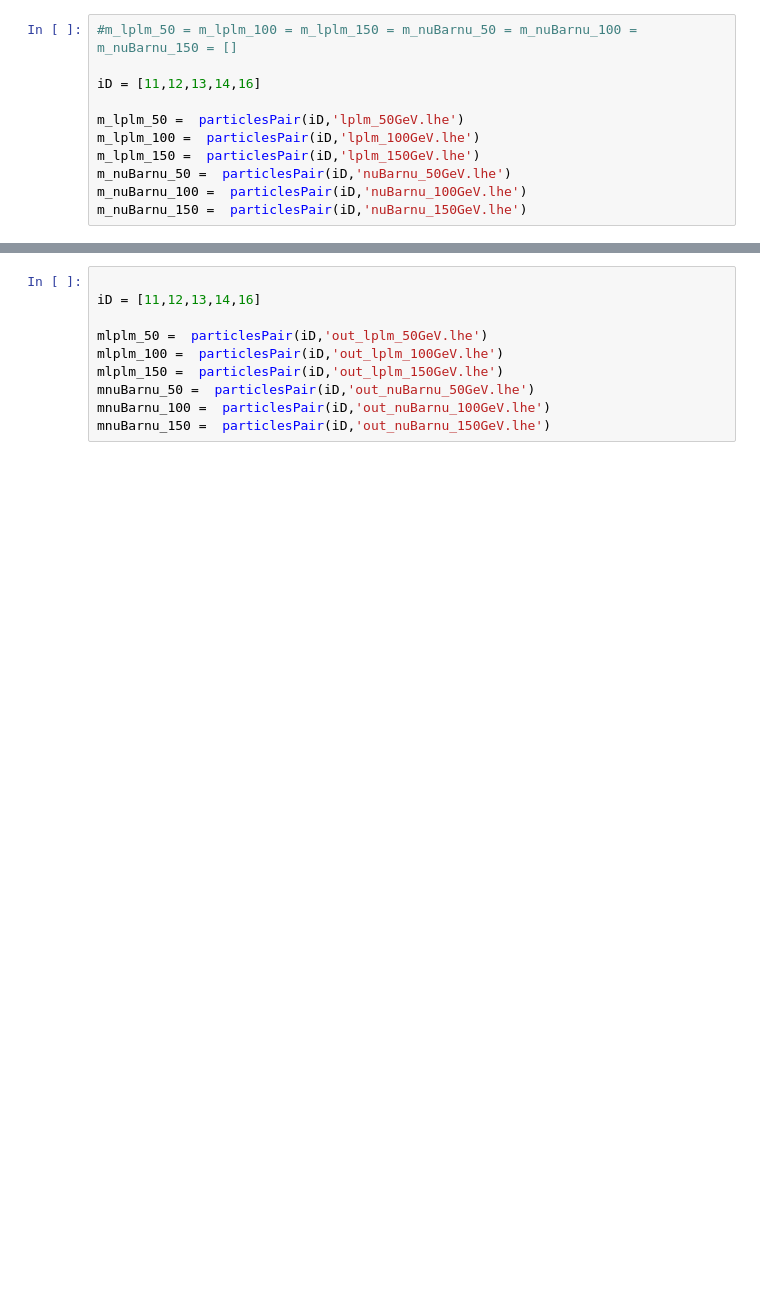
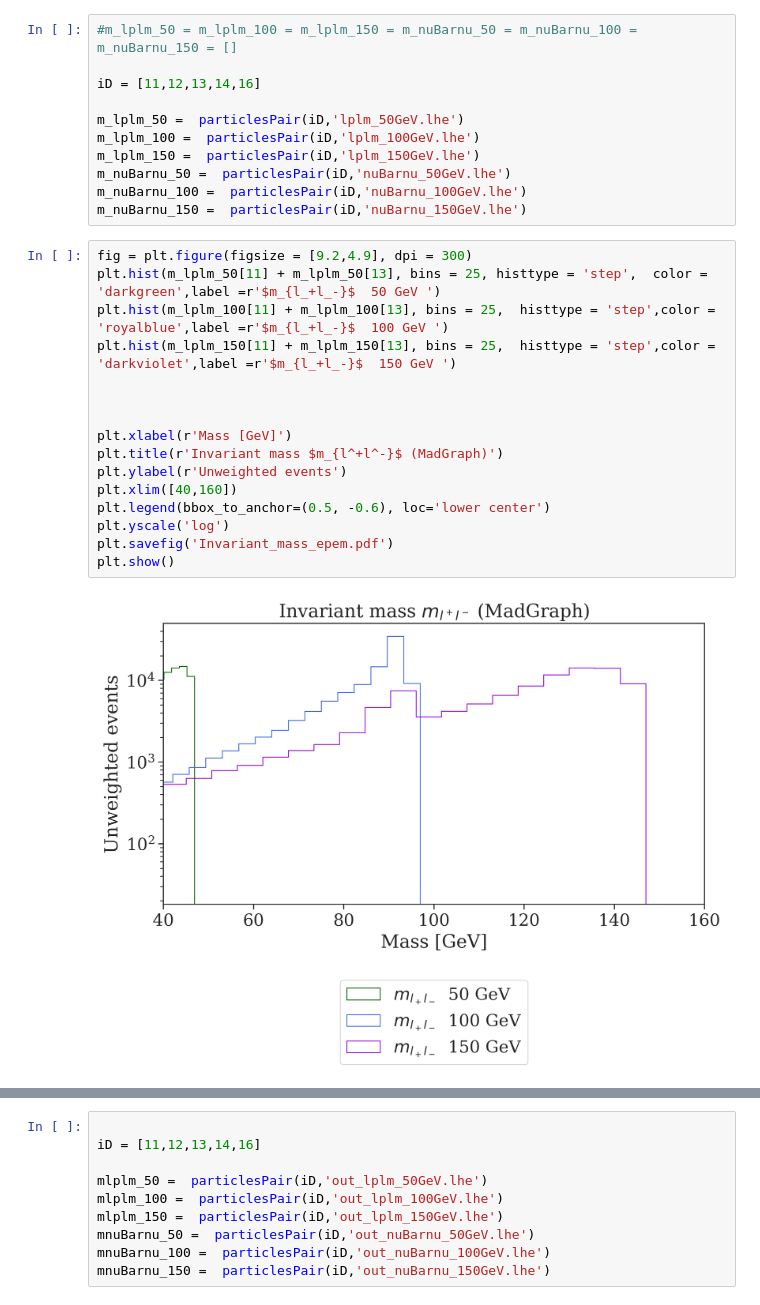
Before and after one commit to viniciusrocca/simulationsSM, a Jupyter notebook: epem2lplm/Zsearch.ipynb, the cells around one changed output, grey strips where cells are left out. Drawn from its saved outputs; the diff is of its cells as text; blank space fills up the shorter version.

```diff
--- a/epem2lplm/Zsearch.ipynb
+++ b/epem2lplm/Zsearch.ipynb
@@ -150,3 +158,21 @@ m_lplm_150 =  particlesPair(iD,'lplm_150GeV.lhe')
 m_nuBarnu_50 =  particlesPair(iD,'nuBarnu_50GeV.lhe')
 m_nuBarnu_100 =  particlesPair(iD,'nuBarnu_100GeV.lhe')
 m_nuBarnu_150 =  particlesPair(iD,'nuBarnu_150GeV.lhe')
+# %%
+fig = plt.figure(figsize = [9.2,4.9], dpi = 300)
+plt.hist(m_lplm_50[11] + m_lplm_50[13], bins = 25, histtype = 'step',  color = 'darkgreen',label =r'$m_{l_+l_-}$  50 GeV ')
+plt.hist(m_lplm_100[11] + m_lplm_100[13], bins = 25,  histtype = 'step',color = 'royalblue',label =r'$m_{l_+l_-}$  100 GeV ')
+plt.hist(m_lplm_150[11] + m_lplm_150[13], bins = 25,  histtype = 'step',color = 'darkviolet',label =r'$m_{l_+l_-}$  150 GeV ')
+
+
+
+plt.xlabel(r'Mass [GeV]')
+plt.title(r'Invariant mass $m_{l^+l^-}$ (MadGraph)')
+plt.ylabel(r'Unweighted events')
+plt.xlim([40,160])
+plt.legend(bbox_to_anchor=(0.5, -0.6), loc='lower center')
+plt.yscale('log')
+plt.savefig('Invariant_mass_epem.pdf')
+plt.show()
+# %% [output]
+[figure, added]
```
Also changed, not shown: parts of 17 cells of this notebook, 4 other files.
